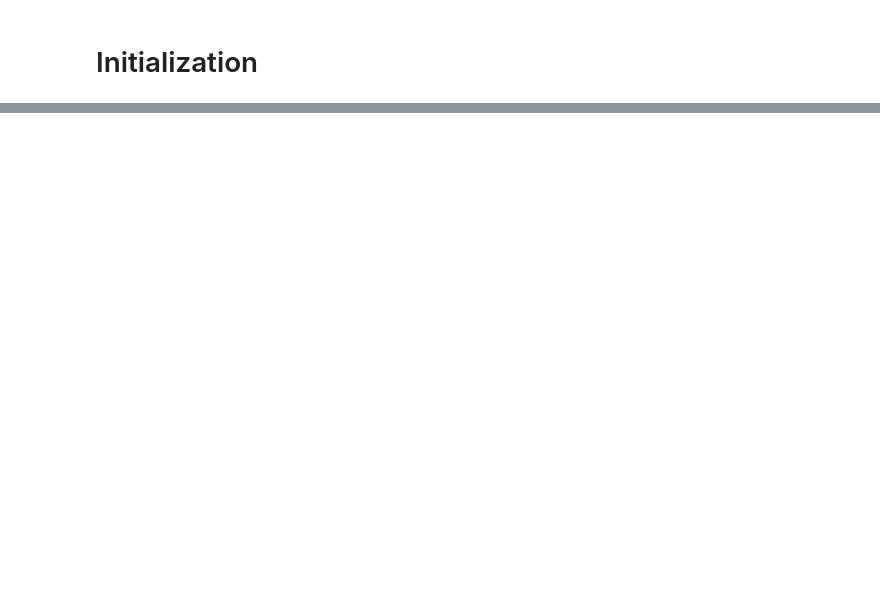
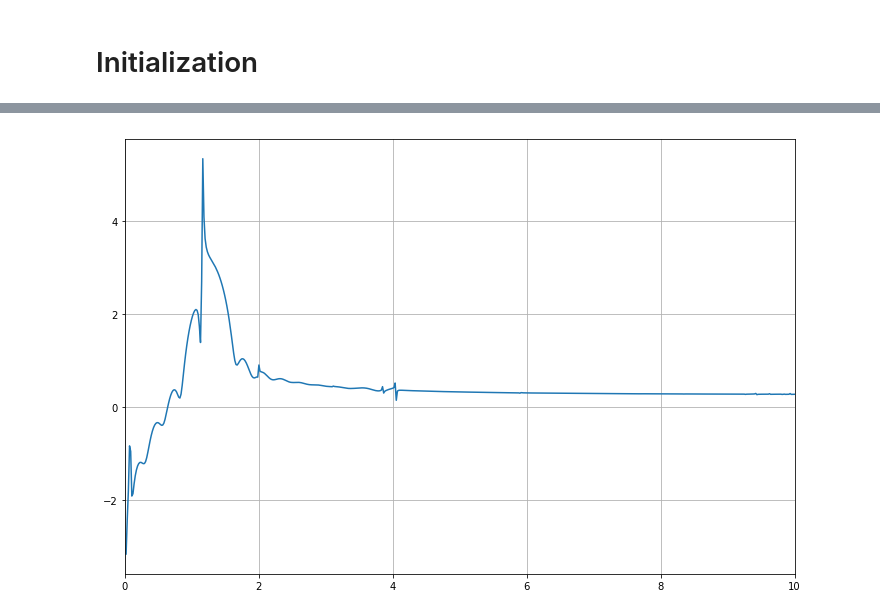
Before and after one commit to yaros72/RT-LG-TDDFT-2, a Jupyter notebook: Test.ipynb, the cells around one changed output, grey strips where cells are left out. Saved outputs shown, nothing was run; the diff lists cells and outputs as text; code cells hidden in the pictures; blank space fills up the shorter version.

```diff
--- a/Test.ipynb
+++ b/Test.ipynb
@@ -15,13 +15,13 @@ from gpaw.external import ConstantElectricField
 %matplotlib inline
 
 c = 20
-PW_cut=600
+PW_cut=200
 atoms = read('hBN.cif')
 atoms.cell[2,2]=c
 atoms.center()
 
 calc = GPAW(mode=PW(PW_cut),xc='PBE',
-            kpts={'size': (12, 12, 1)},
+            kpts={'size': (4, 4, 1)},
             setups='sg15',
             occupations=FermiDirac(0.0001))
 
@@ -97,16 +106,18 @@ plt.plot(time/fs_to_au,tddft.P.real)
 # %%
 spectrum=np.fft.fft(tddft.P)
 freq = np.fft.fftfreq(steps, d=dt)*2*np.pi*Hartree
 spectrum=spectrum[np.argsort(freq)]
 freq=np.sort(freq)
 spectrum=np.abs(spectrum*freq)**2
 from scipy.ndimage.filters import gaussian_filter1d
 plt.figure(figsize=(12,8))
 # plt.plot(omega*Hartree,epsilon.imag)
 plt.plot(freq,np.log10(spectrum),'-')
 # plt.plot(data[inds_w, 0], 4 * np.pi * data[inds_w, 4],label='real')
 # plt.legend(loc='best')
-plt.xlim([0,60])
+plt.xlim([0,10])
 # plt.ylim([0,None])
 plt.grid()
 plt.savefig('spectrum_.png')
+# %% [output]
+[figure, added]
```
Also changed, not shown: parts of 7 cells of this notebook, 1 other file.
